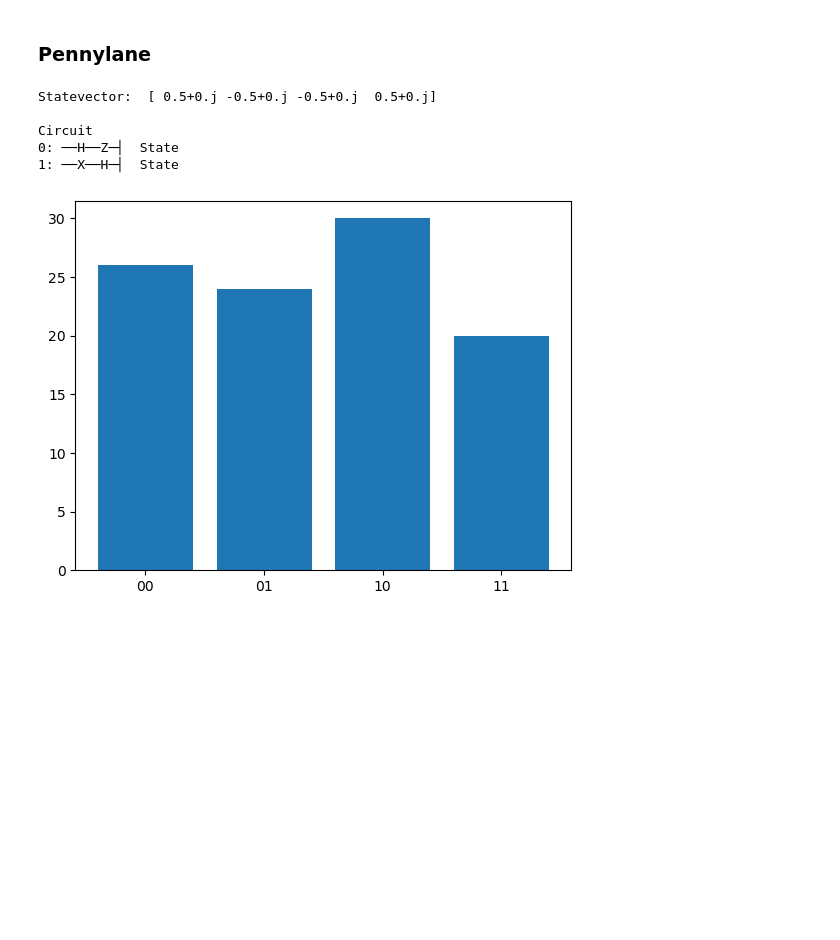
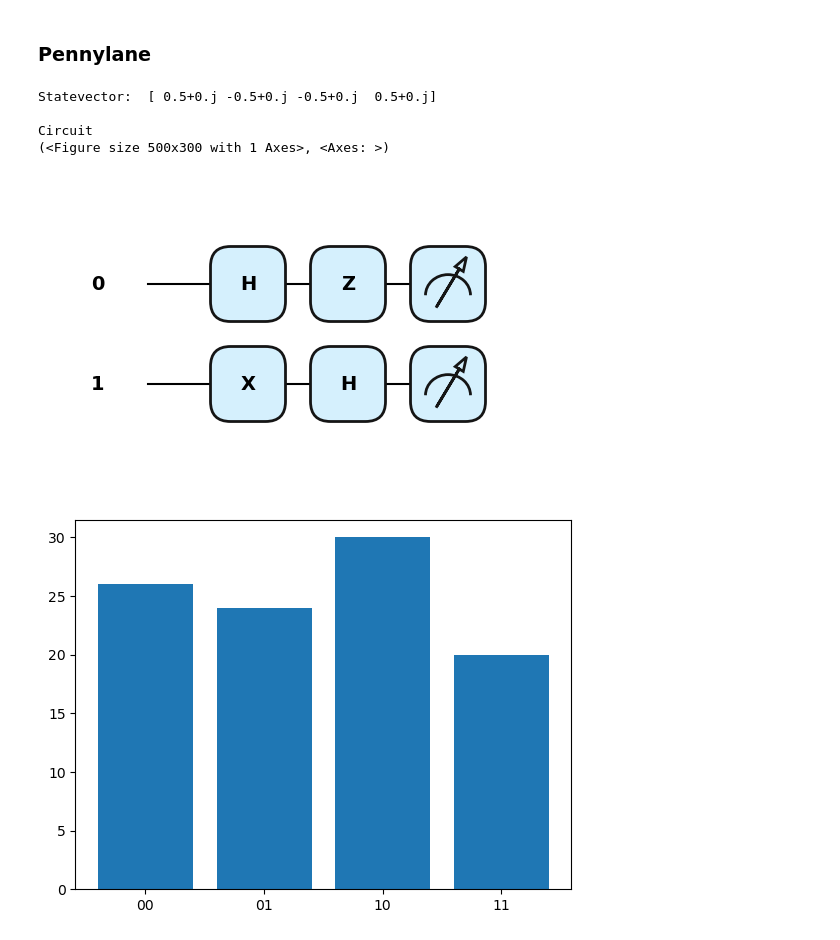
Before and after one commit to elijahkin/amsc698k, a Jupyter notebook: hw2/hw2.ipynb, the cells around one changed output. Cells and saved outputs as stored; diff of their text form; code cells hidden in the pictures; blank space fills up the shorter version.

Commit message:
fixed pennylane drawer

```diff
--- a/hw2/hw2.ipynb
+++ b/hw2/hw2.ipynb
@@ -223,32 +223,33 @@ import matplotlib.pyplot as plt
 # %%
 #Pennylane
 import pennylane as qml
 import matplotlib.pyplot as plt
 
 # run on simulator device 'default.qubit'
 dev = qml.device("default.qubit", wires=2)
 
 @qml.qnode(dev)
 def circuit():
     qml.Hadamard(wires=0)
     qml.PauliZ(wires=0)
     qml.PauliX(wires=1)
     qml.Hadamard(wires=1)
     return qml.state()
 
 # Print statevector
 statevector = circuit()
 print("Statevector: ",  statevector)
 
 print("\nCircuit")
-drawer = qml.draw(circuit)
+drawer = qml.draw_mpl(circuit)
+qml.drawer.use_style('pennylane')
 print(drawer())
 # %% [output]
 Statevector:  [ 0.5+0.j -0.5+0.j -0.5+0.j  0.5+0.j]
 
 Circuit
-0: ──H──Z─┤  State
-1: ──X──H─┤  State
+(<Figure size 500x300 with 1 Axes>, <Axes: >)
+[figure, added]
 # %%
 @qml.qnode(dev)
 def circuit():
```
